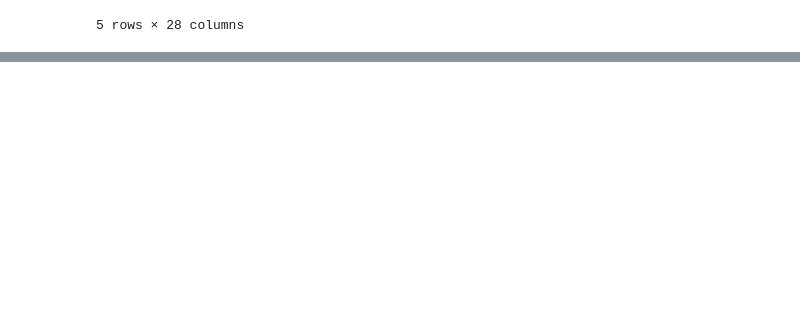
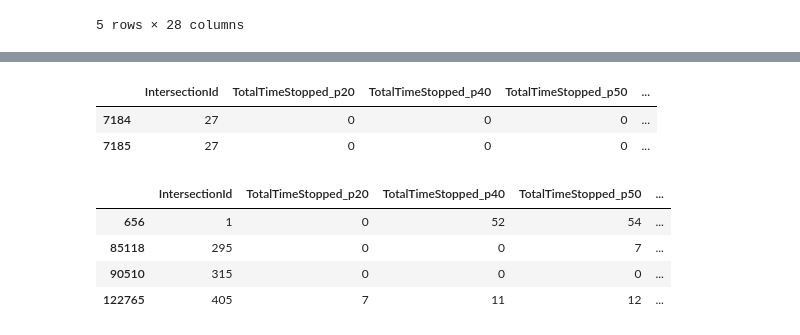
Before and after one commit to max-miller/kaggle_crue, a Jupyter notebook: bigquery-geotab-intersection-congestion/data_exploration.ipynb, the cells around one changed output, grey strips where cells are left out. Cells and saved outputs as stored; diff of their text form; code cells hidden in the pictures; blank space fills up the shorter version.

```diff
--- a/bigquery-geotab-intersection-congestion/data_exploration.ipynb
+++ b/bigquery-geotab-intersection-congestion/data_exploration.ipynb
@@ -16,0 +100,19 @@ train.head()
+# %%
+A_train[(A_train['EntryStreetName']=='Peachtree Street Southwest')&(A_train['Month']==6)
+        &(A_train['Weekend']==0)&(A_train['Hour']==6)][['IntersectionId','TotalTimeStopped_p20', 'TotalTimeStopped_p40',
+       'TotalTimeStopped_p50', 'TotalTimeStopped_p60', 'TotalTimeStopped_p80']]
+# %% [output]
+|  | IntersectionId | TotalTimeStopped_p20 | TotalTimeStopped_p40 | TotalTimeStopped_p50 | ... |
+| 7184 | 27 | 0 | 0 | 0 | ... |
+| 7185 | 27 | 0 | 0 | 0 | ... |
+# %%
+A_train[(A_train['EntryStreetName']=='Peachtree Street Southwest')&(A_train['Month']==6)
+        &(A_train['Weekend']==0)&(A_train['Hour']==7)][['IntersectionId','TotalTimeStopped_p20', 'TotalTimeStopped_p40',
+       'TotalTimeStopped_p50', 'TotalTimeStopped_p60', 'TotalTimeStopped_p80','TimeFromFirstStop_p20',
+        'TimeFromFirstStop_p40','TimeFromFirstStop_p50', 'TimeFromFirstStop_p60','TimeFromFirstStop_p80']]
+# %% [output]
+|  | IntersectionId | TotalTimeStopped_p20 | TotalTimeStopped_p40 | TotalTimeStopped_p50 | ... |
+| 656 | 1 | 0 | 52 | 54 | ... |
+| 85118 | 295 | 0 | 0 | 7 | ... |
+| 90510 | 315 | 0 | 0 | 0 | ... |
+| 122765 | 405 | 7 | 11 | 12 | ... |
```
Also changed, not shown: parts of 14 cells of this notebook.
